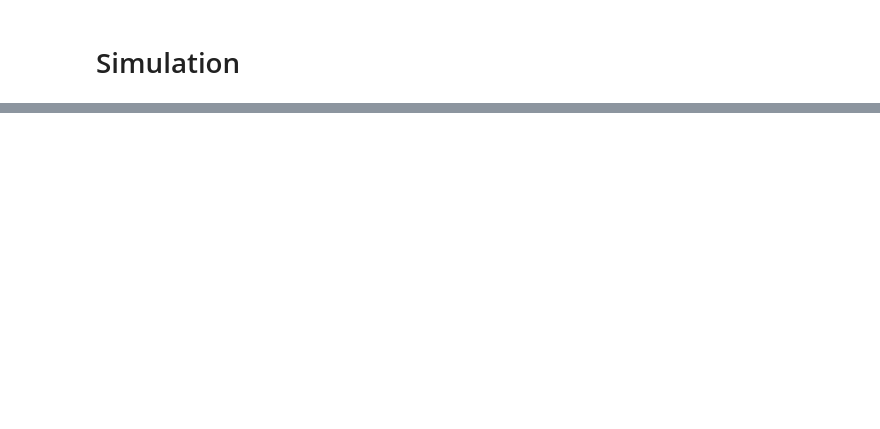
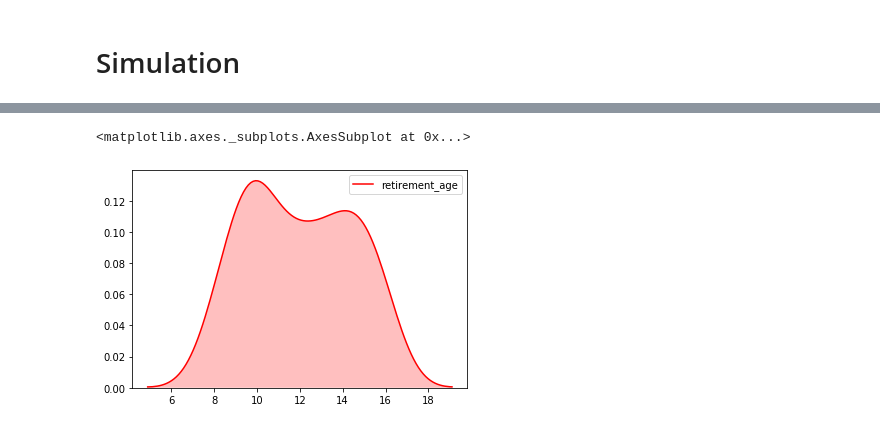
Before and after one commit to SeBecker/dc-egm, a Jupyter notebook: development/simulation.ipynb, the cells around one changed output, grey strips where cells are left out. Saved outputs shown, nothing was run; the diff lists cells and outputs as text; code cells hidden in the pictures; blank space fills up the shorter version.

```diff
--- a/development/simulation.ipynb
+++ b/development/simulation.ipynb
@@ -936,0 +273,2 @@ array([[       nan, 4.48976338, 4.63297866, 4.77885033, 4.9273435 ,
+# %%
+df = simulate(value, policy, num_periods, cost_work, theta, beta, lambda_, sigma, r,  coeffs_age_poly, num_sims=100)
@@ -936,0 +297,5 @@ array([[       nan, 4.48976338, 4.63297866, 4.77885033, 4.9273435 ,
+# %%
+sns.kdeplot(df["retirement_age"].loc[:,0], shade=True, color="r")
+# %% [output]
+<matplotlib.axes._subplots.AxesSubplot at 0x...>
+[figure, added]
```
Also changed, not shown: parts of 11 cells of this notebook, 4 other files.
